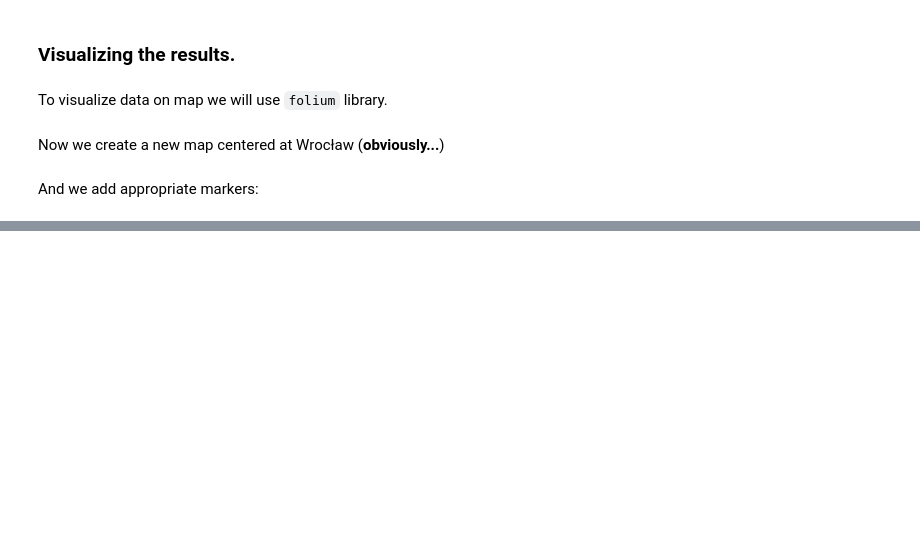
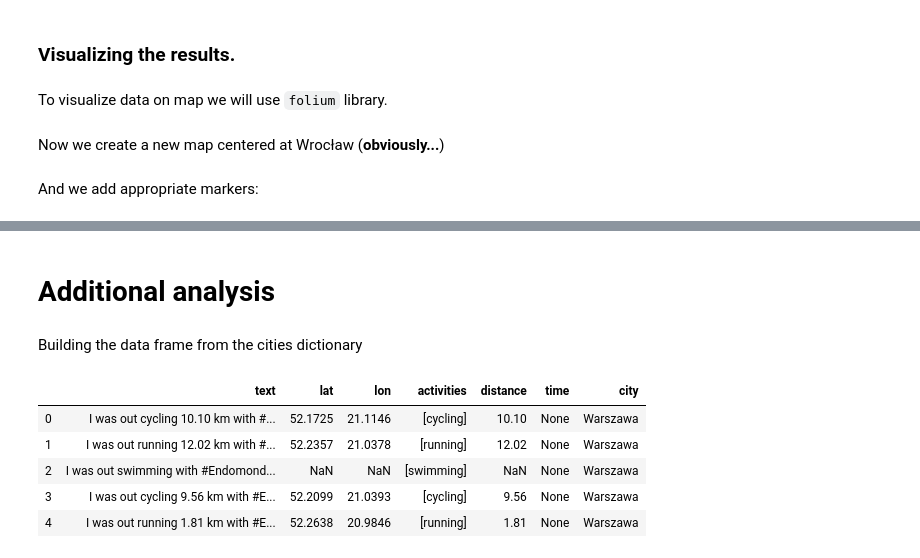
Before and after one commit to Nummulit/unstructured-data, a Jupyter notebook: Twitter Endomondo.ipynb, the cells around one changed output, grey strips where cells are left out. Cells and saved outputs as stored; diff of their text form; code cells hidden in the pictures; blank space fills up the shorter version.

Commit message:
Finish the Twitter Endomondo analysis list. Add some basic statistics.

```diff
--- a/Twitter Endomondo.ipynb
+++ b/Twitter Endomondo.ipynb
@@ -223,3 +215,7 @@ for tweet in tweets:
 map_
 # %% [output]
 [interactive output not drawn]
+# %% [markdown]
+# Additional analysis
+# %% [markdown]
+Building the data frame from the cities dictionary
@@ -225,0 +230,9 @@ map_
+# %%
+df.head()
+# %% [output]
+|  | text | lat | lon | activities | distance | time | city |
+| 0 | I was out cycling 10.10 km with #... | 52.1725 | 21.1146 | [cycling] | 10.10 | None | Warszawa |
+| 1 | I was out running 12.02 km with #... | 52.2357 | 21.0378 | [running] | 12.02 | None | Warszawa |
+| 2 | I was out swimming with #Endomond... | NaN | NaN | [swimming] | NaN | None | Warszawa |
+| 3 | I was out cycling 9.56 km with #E... | 52.2099 | 21.0393 | [cycling] | 9.56 | None | Warszawa |
+| 4 | I was out running 1.81 km with #E... | 52.2638 | 20.9846 | [running] | 1.81 | None | Warszawa |
```
Also changed, not shown: parts of 19 cells of this notebook.
